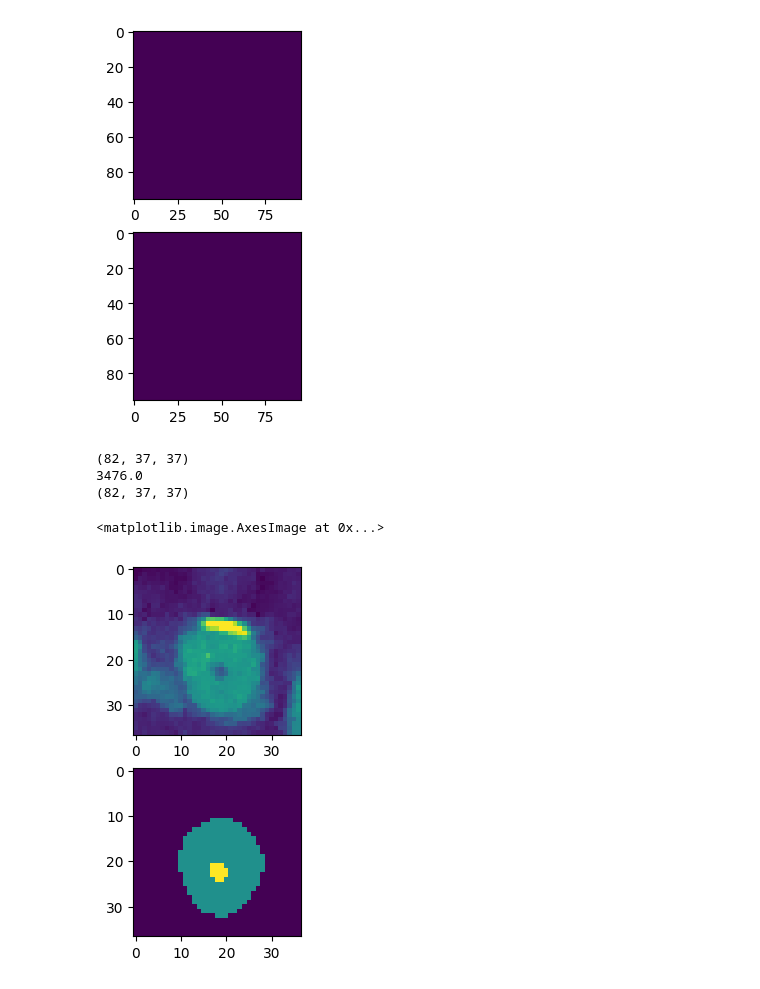
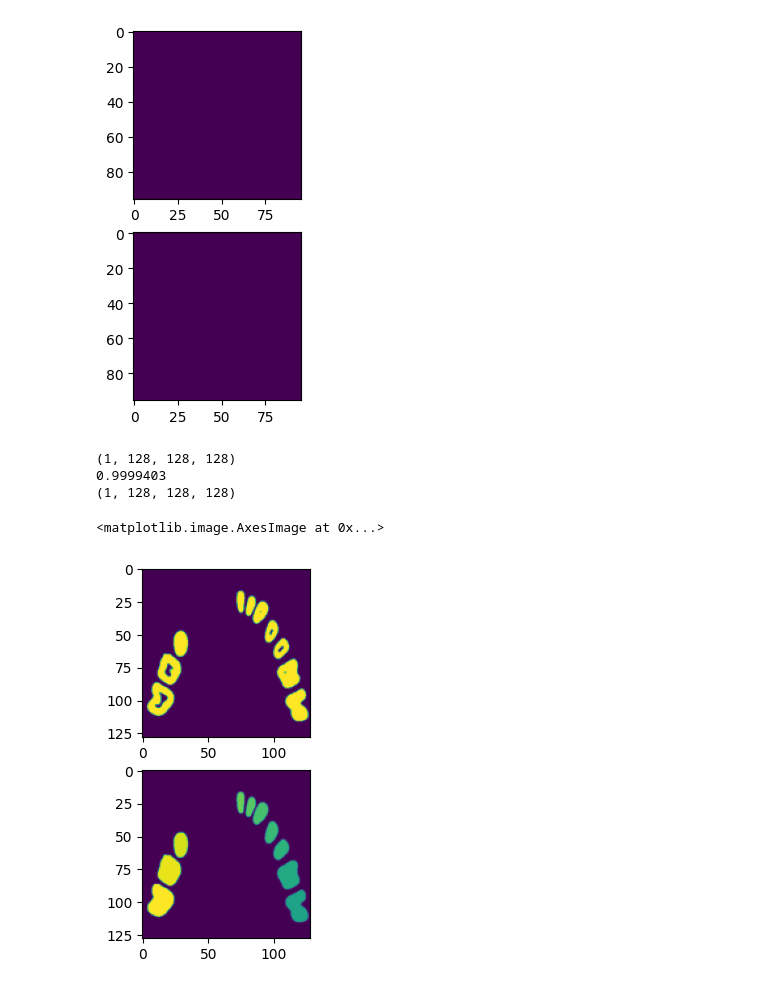
Before and after one commit to tycjantyc/zeby_tooth, a Jupyter notebook: data_prepare/data_histograms_canals.ipynb, the cells around one changed output. Cells and saved outputs as stored; diff of their text form; code cells hidden in the pictures.

```diff
--- a/data_prepare/data_histograms_canals.ipynb
+++ b/data_prepare/data_histograms_canals.ipynb
@@ -110,24 +110,24 @@ ax2.imshow(mask[0, NUM])
 # %%
 import numpy as np
 import matplotlib.pyplot as plt
 
 image = np.load('../data/snippets_img/1.npy')
 mask = np.load('../data/snippets_mask/1.npy')
 
 print(image.shape)
 
 NUM = 40
 
-print(image[NUM].max())
+print(image[0, NUM].max())
 print(mask.shape)
 
 fig, (ax1, ax2) = plt.subplots(2, 1)
 
-ax1.imshow(image[NUM,])
-ax2.imshow(mask[NUM,])
+ax1.imshow(image[0, NUM,])
+ax2.imshow(mask[0, NUM,])
 # %% [output]
-(82, 37, 37)
-3476.0
-(82, 37, 37)
+(1, 128, 128, 128)
+0.9999403
+(1, 128, 128, 128)
 <matplotlib.image.AxesImage at 0x...>
-[figure, old version]
+[figure, new version]
```
Also changed, not shown: 11 other files.
